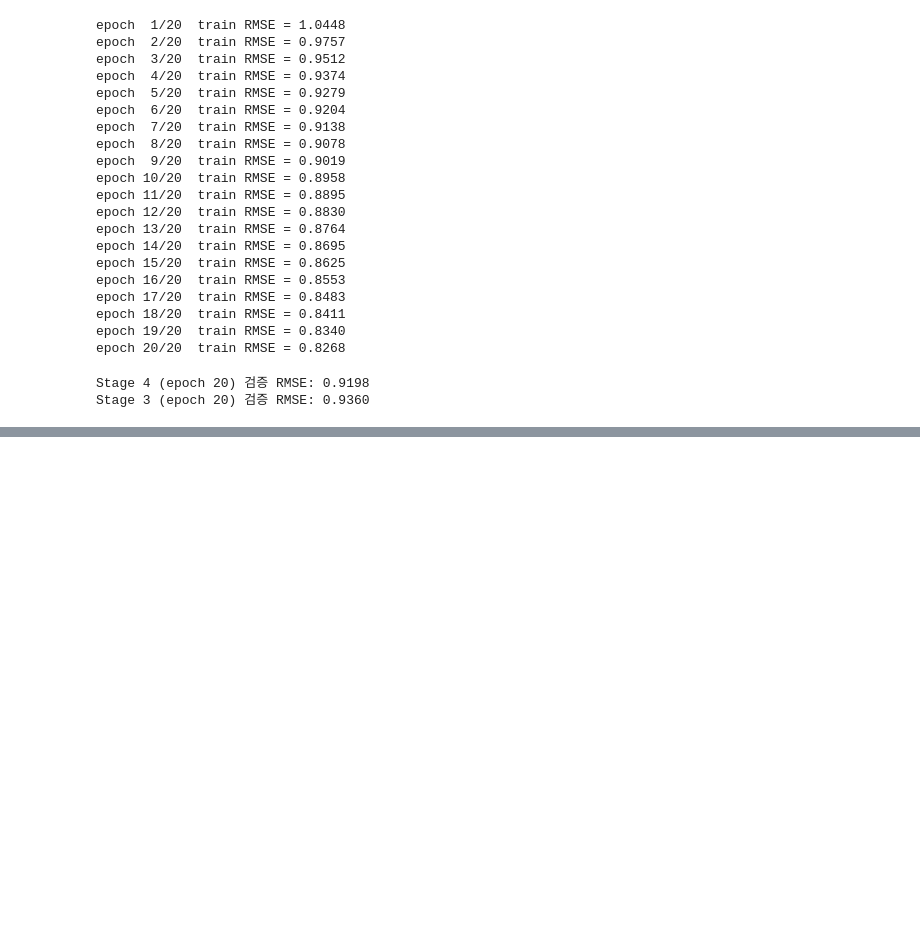
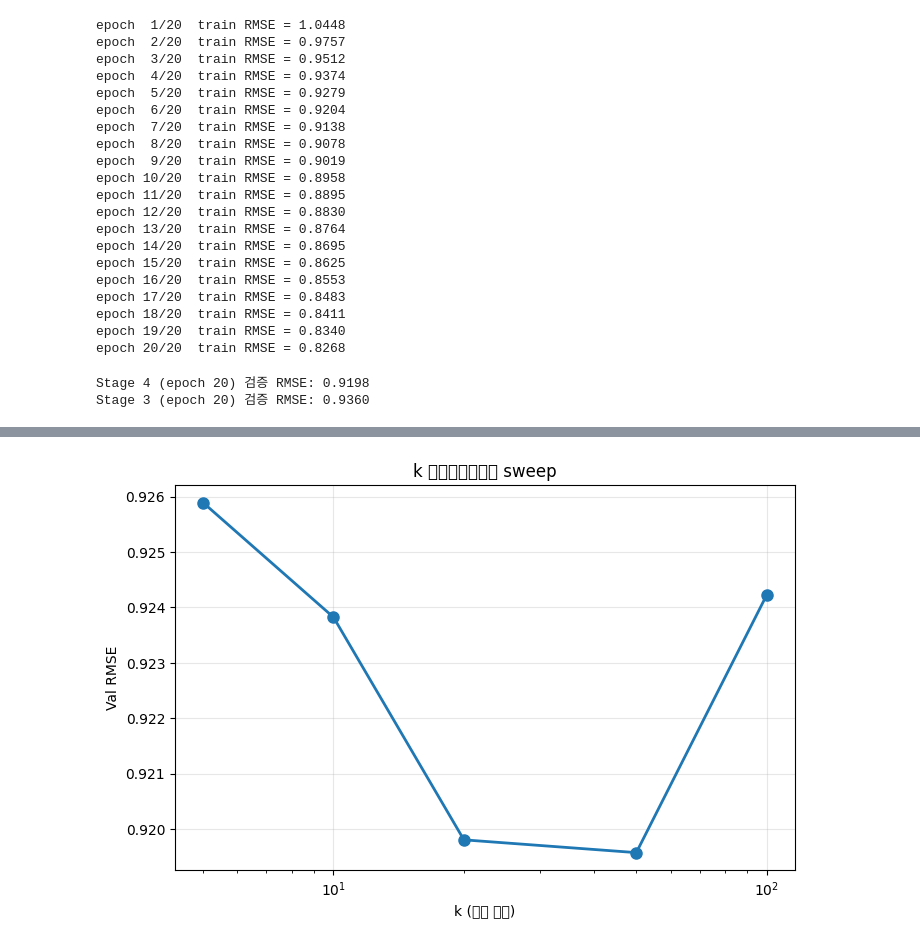
Before and after one commit to 20220878-max/Recommendation-system, a Jupyter notebook: movie_data.ipynb, the cells around one changed output, grey strips where cells are left out. Cells and saved outputs as stored; diff of their text form; code cells hidden in the pictures; blank space fills up the shorter version.

```diff
--- a/movie_data.ipynb
+++ b/movie_data.ipynb
@@ -441,3 +441,75 @@ print(f"Stage 3 (epoch 20) 검증 RMSE: 0.9360")
 # %% [output]
 Stage 4 (epoch 20) 검증 RMSE: 0.9198
 Stage 3 (epoch 20) 검증 RMSE: 0.9360
+# %%
+import time
+
+k_values = [5, 10, 20, 50, 100]
+results = []
+
+for k_test in k_values:
+    print(f"\n=== k = {k_test} 학습 중 ===")
+    start = time.time()
+
+    # 초기화
+    np.random.seed(42)
+    P = np.random.normal(0, 0.1, (n_users, k_test))
+    Q = np.random.normal(0, 0.1, (n_items, k_test))
+    Y = np.random.normal(0, 0.1, (n_items, k_test))
+    bu = np.zeros(n_users)
+    bi = np.zeros(n_items)
+
+    epochs = 20
+    lr = 0.005
+    reg = 0.02
+
+    for epoch in range(epochs):
+        order = np.random.permutation(len(ratings))
+        for idx in order:
+            u, i, r = users[idx], items[idx], ratings[idx]
+            I_u = user_rated_items[u]
+            norm = 1.0 / np.sqrt(len(I_u))
+            sum_y = Y[I_u].sum(axis=0)
+            p_aug = P[u] + norm * sum_y
+
+            pred = mu + bu[u] + bi[i] + p_aug @ Q[i]
+            err = r - pred
+
+            bu[u] += lr * (err - reg * bu[u])
+            bi[i] += lr * (err - reg * bi[i])
+            P[u] += lr * (err * Q[i] - reg * P[u])
+            Q[i] += lr * (err * p_aug - reg * Q[i])
+            Y[I_u] += lr * (err * norm * Q[i] - reg * Y[I_u])
+
+    # 검증 RMSE 계산
+    P_aug = P.copy()
+    for u in range(n_users):
+        if u in user_rated_items:
+            I_u = user_rated_items[u]
+            norm = 1.0 / np.sqrt(len(I_u))
+            P_aug[u] += norm * Y[I_u].sum(axis=0)
+
+    val_preds = mu + bu[val_users] + bi[val_items] + np.sum(P_aug[val_users] * Q[val_items], axis=1)
+    val_rmse = np.sqrt(np.mean((val_preds - val_ratings) ** 2))
+
+    elapsed = time.time() - start
+    print(f"  val RMSE = {val_rmse:.4f},  학습 시간 = {elapsed:.1f}s")
+    results.append({'k': k_test, 'val_rmse': val_rmse, 'time': elapsed})
+
+# 표로 정리
+import pandas as pd
+df = pd.DataFrame(results)
+print("\n=== K sweep 결과 ===")
+print(df)
+
+# 그래프
+import matplotlib.pyplot as plt
+plt.figure(figsize=(8, 5))
+plt.plot(df['k'], df['val_rmse'], 'o-', linewidth=2, markersize=8)
+plt.xlabel('k (잠재 차원)')
+plt.ylabel('Val RMSE')
+plt.title('k 하이퍼파라미터 sweep')
+plt.grid(alpha=0.3)
+plt.xscale('log')
+plt.show()
+# %% [output]
@@ -443,0 +533 @@ Stage 3 (epoch 20) 검증 RMSE: 0.9360
+[figure, added]
```
Also changed, not shown: parts of 2 cells of this notebook, 1 other file.
